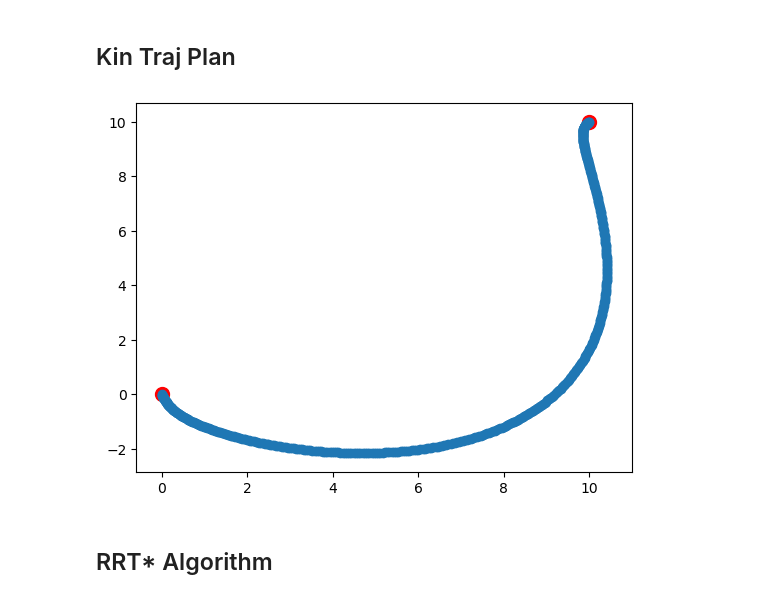
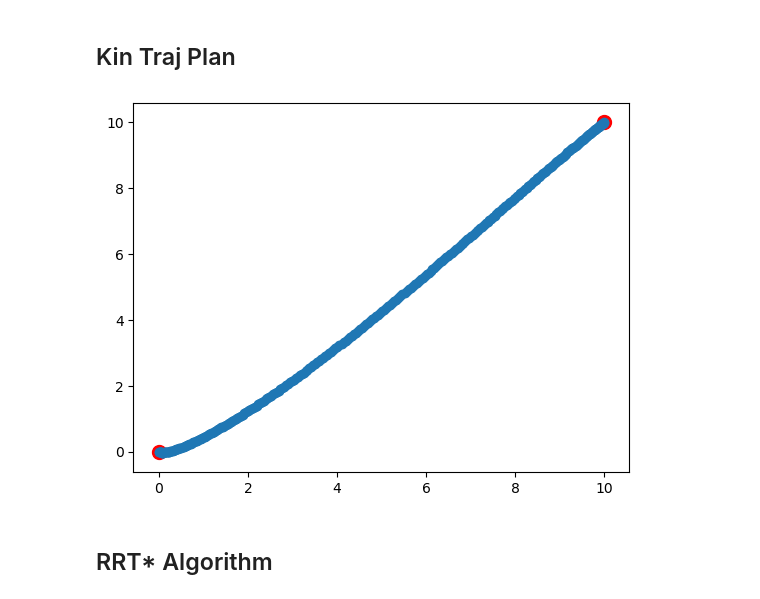
Before and after one commit to difra100/AMR_Testings, a Jupyter notebook: rrt_impl/kinodynamics.ipynb, the cells around one changed output. Saved outputs shown, nothing was run; the diff lists cells and outputs as text; code cells hidden in the pictures.

```diff
--- a/rrt_impl/kinodynamics.ipynb
+++ b/rrt_impl/kinodynamics.ipynb
@@ -108,8 +108,8 @@ class KinoDynamicTrajectoryPlanner:
         else:
             theta, eta1, eta2, xi = state[2][0], state[3][0], state[4][0], state[5][0]
             r1, r2 = u1, u2
-            q = np.array([[math.cos(theta)*eta1 - math.sin(theta)*eta2 + eta2*math.sin(theta)],
-                        [math.sin(theta)*eta1 + math.cos(theta)*eta2-eta2*math.cos(theta)],
+            q = np.array([[math.cos(theta)*eta1 - math.sin(theta)*eta2],
+                        [math.sin(theta)*eta1 + math.cos(theta)*eta2],
                         [-(1/d0)*eta2],
                         [xi],
                         [(d0/eta1)*(math.sin(theta)*r1 - math.cos(theta)*r2) - (2/eta1)*xi*eta2],
@@ -329,35 +329,35 @@ eta2_i = 0 # initial yd
 xi_i =0 # initial xi
 
 X_f = 10 # final X
 Y_f = 10 # final Y
 theta_f = math.atan2(Y_f - Y_i, X_f - X_i) # final theta
 eta1_f = 0.1 # final xd
 eta2_f = 0.001 # final yd
 xi_f = 0 # initial xi
 
-jerk = True
+jerk = False
 
 if jerk:
 
     qi = np.array([[X_i], [Y_i], [theta_i], [eta1_i], [eta2_i], [xi_i]])
 
     qf = np.array([[X_f], [Y_f], [theta_f], [eta1_f], [eta2_f], [xi_f]])
 
 else:
 
     qi = np.array([[X_i], [Y_i], [theta_i], [eta1_i], [eta2_i]])
 
     qf = np.array([[X_f], [Y_f], [theta_f], [eta1_f], [eta2_f]])
 
 KD = KinoDynamicTrajectoryPlanner(qi, qf, jerk = jerk)
 
 KD.plan_opt_traj() # KD plan traj from initial node to the final one
 
 plt.scatter([X_i, X_f], [Y_i, Y_f], c = 'red', s = 100)
 plt.scatter([x[0] for x in KD.confs], [y[1] for y in KD.confs])
 plt.show()
 # %% [output]
-[figure, old version]
+[figure, new version]
 # %% [markdown]
 ## RRT* Algorithm
 # %%
```
Also changed, not shown: parts of 6 cells of this notebook.
